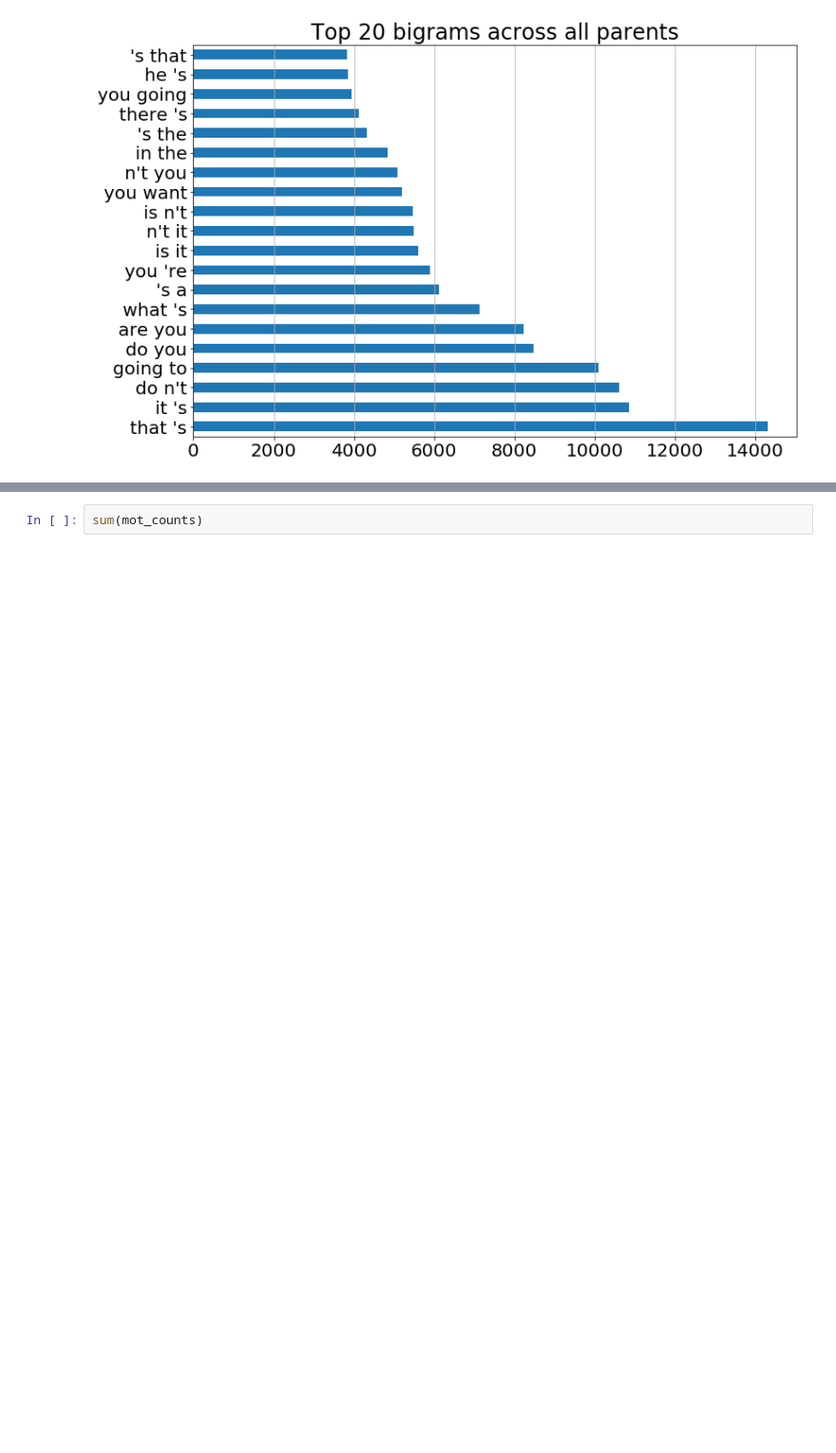
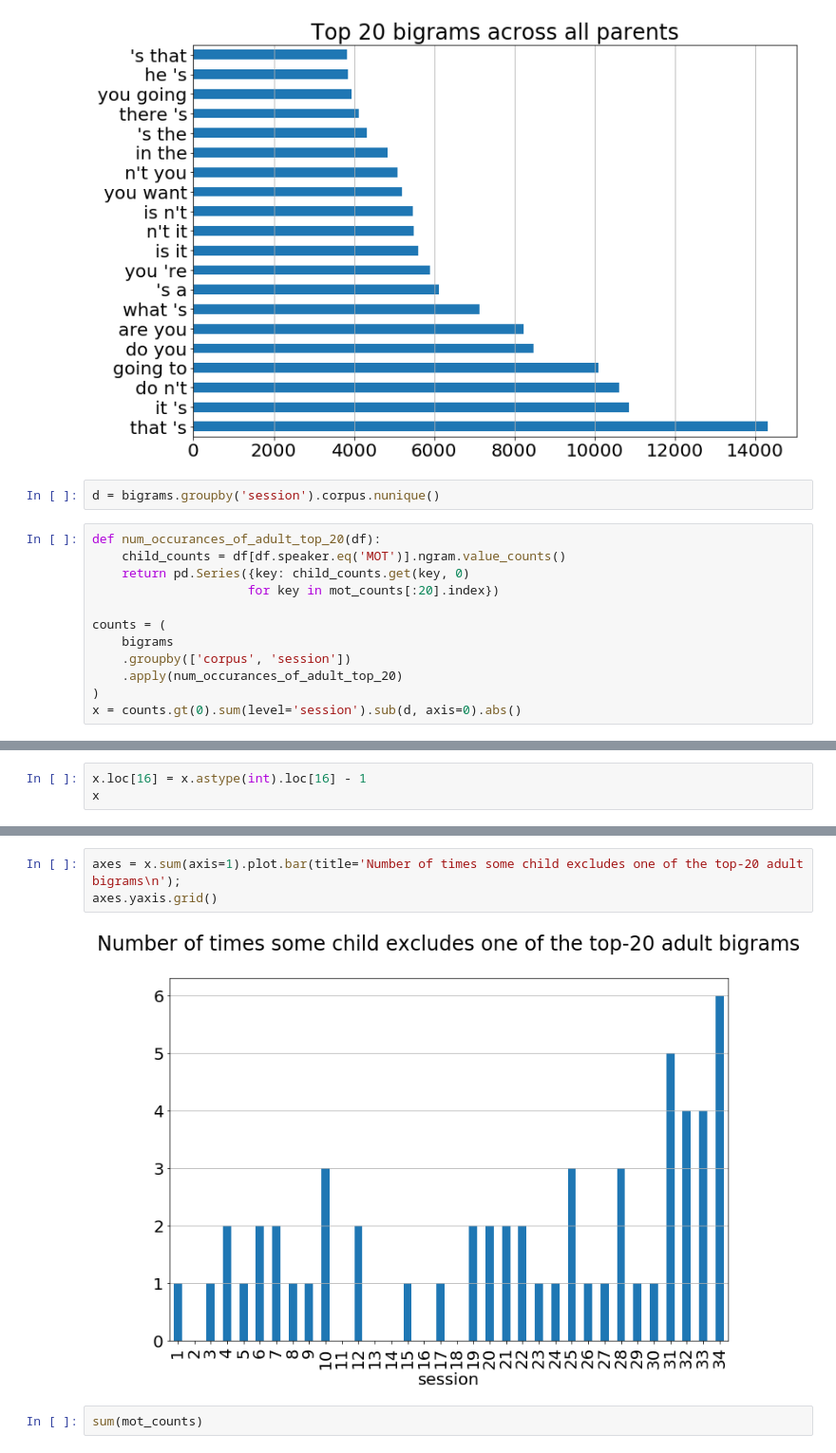
Before and after one commit to pfeyz/formulae-project, a Jupyter notebook: Top Types.ipynb, the cells around one changed output, grey strips where cells are left out. Shown at 95% size. Drawn from its saved outputs; the diff is of its cells as text; blank space fills up the shorter version.

Commit message:
add measure of children excluding top parent bigrams

```diff
--- a/Top Types.ipynb
+++ b/Top Types.ipynb
@@ -344,3 +344,17 @@ axes = mot_counts[:20].plot.barh(title='Top 20 bigrams across all parents')
 axes.xaxis.grid()
 # %% [output]
 [figure]
+# %%
+d = bigrams.groupby('session').corpus.nunique()
+# %%
+def num_occurances_of_adult_top_20(df):
+    child_counts = df[df.speaker.eq('MOT')].ngram.value_counts()
+    return pd.Series({key: child_counts.get(key, 0)
+                     for key in mot_counts[:20].index})
+
+counts = (
+    bigrams
+    .groupby(['corpus', 'session'])
+    .apply(num_occurances_of_adult_top_20)
+)
+x = counts.gt(0).sum(level='session').sub(d, axis=0).abs()
@@ -346,0 +363,3 @@ axes.xaxis.grid()
+# %%
+x.loc[16] = x.astype(int).loc[16] - 1
+x
@@ -347,3 +385,8 @@ axes.xaxis.grid()
+# %%
+axes = x.sum(axis=1).plot.bar(title='Number of times some child excludes one of the top-20 adult bigrams\n');
+axes.yaxis.grid()
+# %% [output]
+[figure, added]
 # %%
 sum(mot_counts)
 # %% [output]
```
Also changed, not shown: parts of 2 cells of this notebook.
